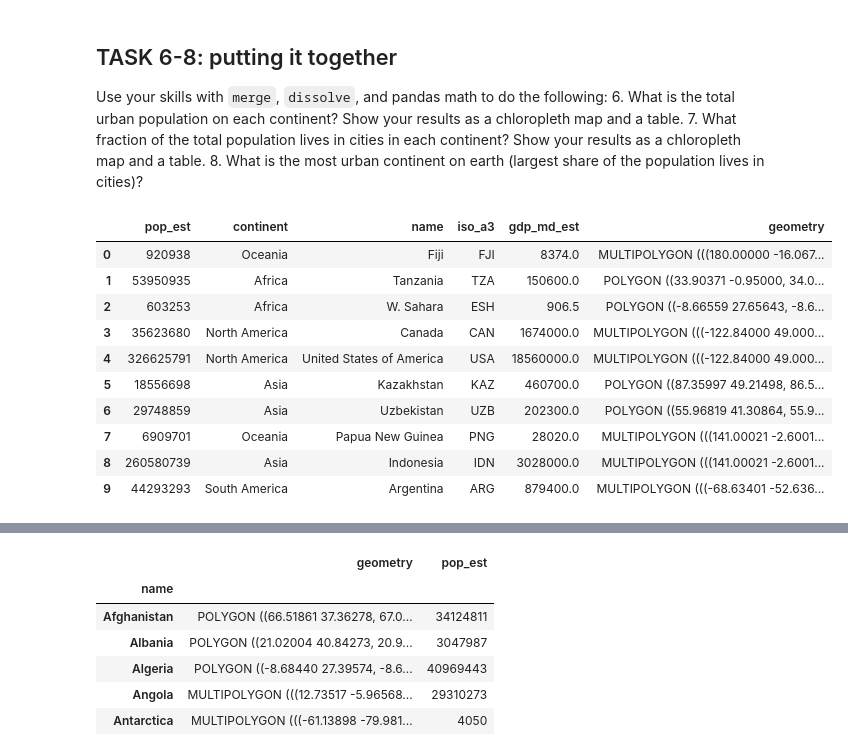
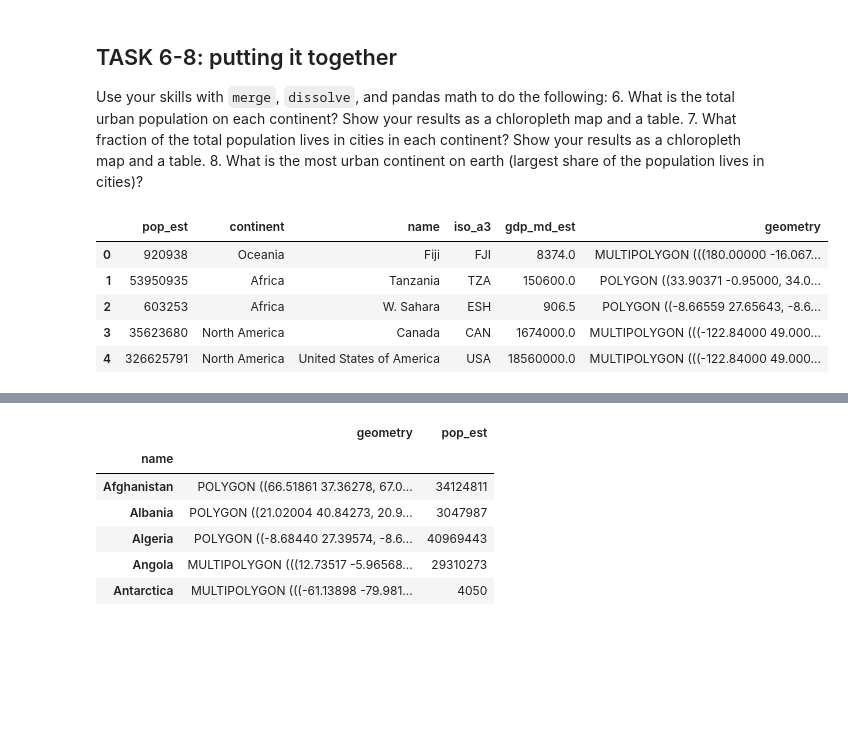
Before and after one commit to MarilynSmith1/EnvDatSci22, a Jupyter notebook: CodeSprints/VectorData101.ipynb, the cells around one changed output, grey strips where cells are left out. Saved outputs shown, nothing was run; the diff lists cells and outputs as text; code cells hidden in the pictures; blank space fills up the shorter version.

```diff
--- a/CodeSprints/VectorData101.ipynb
+++ b/CodeSprints/VectorData101.ipynb
@@ -719,16 +719,11 @@ Use your skills with `merge`, `dissolve`, and pandas math to do the following:
 # %%
 world = gpd.read_file(gpd.datasets.get_path('naturalearth_lowres'))
 
-world.head(10)
+world.head()
 # %% [output]
 |  | pop_est | continent | name | iso_a3 | gdp_md_est | geometry |
 | 0 | 920938 | Oceania | Fiji | FJI | 8374.0 | MULTIPOLYGON (((180.00000 -16.067... |
 | 1 | 53950935 | Africa | Tanzania | TZA | 150600.0 | POLYGON ((33.90371 -0.95000, 34.0... |
 | 2 | 603253 | Africa | W. Sahara | ESH | 906.5 | POLYGON ((-8.66559 27.65643, -8.6... |
 | 3 | 35623680 | North America | Canada | CAN | 1674000.0 | MULTIPOLYGON (((-122.84000 49.000... |
 | 4 | 326625791 | North America | United States of America | USA | 18560000.0 | MULTIPOLYGON (((-122.84000 49.000... |
-| 5 | 18556698 | Asia | Kazakhstan | KAZ | 460700.0 | POLYGON ((87.35997 49.21498, 86.5... |
-| 6 | 29748859 | Asia | Uzbekistan | UZB | 202300.0 | POLYGON ((55.96819 41.30864, 55.9... |
-| 7 | 6909701 | Oceania | Papua New Guinea | PNG | 28020.0 | MULTIPOLYGON (((141.00021 -2.6001... |
-| 8 | 260580739 | Asia | Indonesia | IDN | 3028000.0 | MULTIPOLYGON (((141.00021 -2.6001... |
-| 9 | 44293293 | South America | Argentina | ARG | 879400.0 | MULTIPOLYGON (((-68.63401 -52.636... |
```
Also changed, not shown: parts of 2 cells of this notebook.
